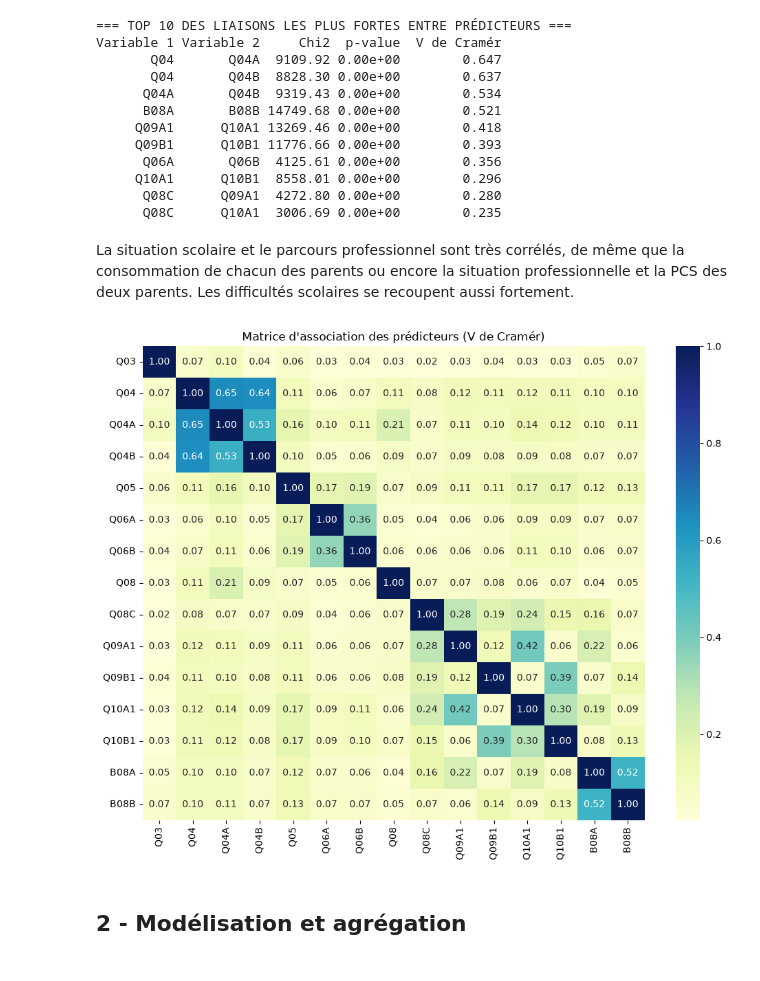
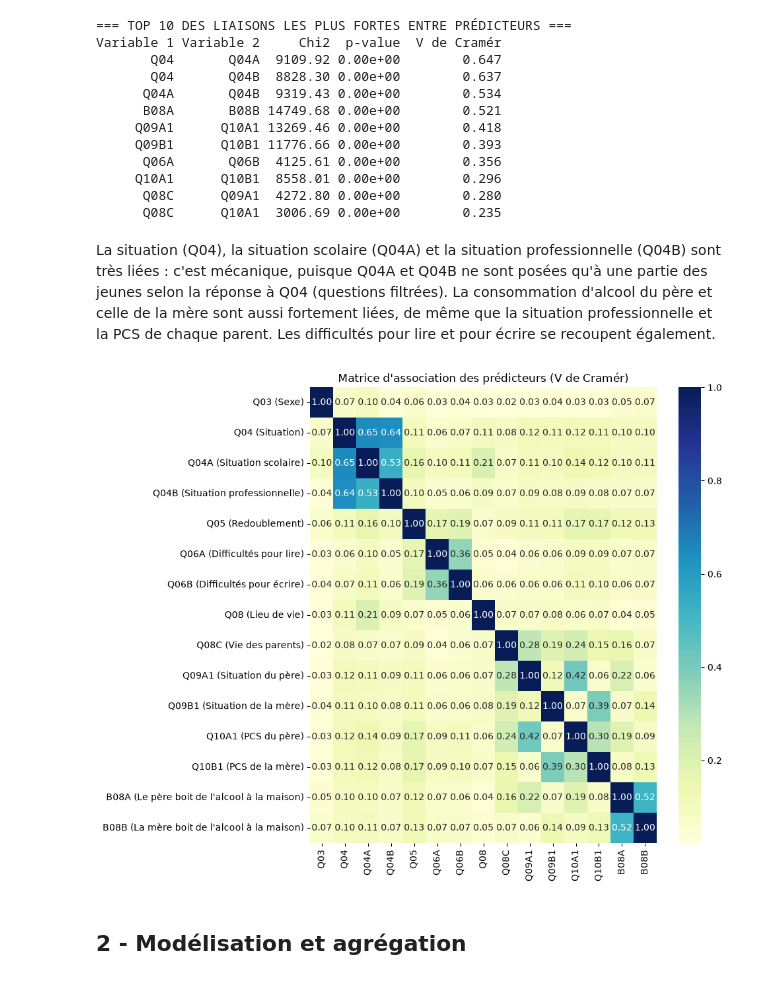
Before and after one commit to RaphaelCarrere/projet_apprentissage_supervise, a Jupyter notebook: projet.ipynb, the cells around one changed output. Saved outputs shown, nothing was run; the diff lists cells and outputs as text; code cells hidden in the pictures.

```diff
--- a/projet.ipynb
+++ b/projet.ipynb
@@ -245,0 +311,8 @@ Les valeurs manquantes sont codées par des espaces vides et non par des NA init
+# %%
+# Vérification du filtrage de Q04A et Q04B par Q04
+for var in ["Q04A", "Q04B"]:
+    print(f"=== {var} ({labels_dict[var]}) selon Q04 ({labels_dict['Q04']}) ===")
+    tab = pd.crosstab(escap["Q04"].fillna(-1), escap[var].fillna(-1))
+    tab.index = [libelle_modalite("Q04", m) if m != -1 else "Manquant" for m in tab.index]
+    tab.columns = [libelle_modalite(var, m) if m != -1 else "Manquant" for m in tab.columns]
+    print(tab.to_string(), "\n")
@@ -293,25 +380,14 @@ La base contient 10 874 observations exploitables avec une somme des poids de so
 # %% [markdown]
 ### Analyse de la variable d'âge au premier alcool (variable cible)
 # %%
-# Dictionnaire des libellés principaux pour la lisibilité
-labels_dict = {
-    "Q03": "Sexe",
-    "B08A": "Consommation Père Alcool",
-    "B08B": "Consommation Mère Alcool",
-    "Q04": "Situation Études",
-    "Q05": "Redoublement",
-    "Q10A1": "PCS Père",
-    "Q10B1": "PCS Mère",
-}
-
-variables_a_traiter = ["Q19A", "Q03", "B08A", "B08B", "Q04", "Q05", "Q10A1", "Q10B1"]
+variables_a_traiter = ["Q19A"] + cols_predicteurs
 lignes_tableau = []
 
 # Somme totale des poids pour le calcul des proportions pondérées
 somme_poids_totale = df_clean["pm17B"].sum()
 
 for var in variables_a_traiter:
-    nom_var = labels_dict.get(var, var)
+    nom_var = f"{var} - {labels_dict[var]}" if var in labels_dict else var
 
     # Regroupement par modalité
     for mod, group in df_clean.groupby(var, observed=False):
@@ -322,7 +398,7 @@ for var in variables_a_traiter:
         lignes_tableau.append(
             {
                 "Variable": nom_var,
-                "Modalité": str(mod),
+                "Modalité": libelle_modalite(var, mod) if var != "Q19A" else f"{mod:.0f} ans",
                 "Effectif brut (N)": n_brut,
                 "Proportion pondérée (%)": round(prop_pond, 2),
             }
@@ -604,9 +659,8 @@ plt.show()
 # %% [markdown]
 Graphique de l'âge au premier alcool selon le sexe
 # %%
-# Dictionnaire pour un affichage lisible de Q03
-sexe_map = {"1.0": "Homme", "2.0": "Femme", "1": "Homme", "2": "Femme"}
-df_clean["Sexe_label"] = df_clean["Q03"].astype(str).map(sexe_map).fillna(df_clean["Q03"])
+# Libellé du sexe pour la légende
+df_clean["Sexe_label"] = df_clean["Q03"].map(lambda m: libelle_modalite("Q03", m))
 
 plt.figure(figsize=(9, 5))
 sns.kdeplot(
@@ -681,27 +735,29 @@ Variable 1 Variable 2     Chi2  p-value  V de Cramér
       Q08C      Q09A1  4272.80 0.00e+00        0.280
       Q08C      Q10A1  3006.69 0.00e+00        0.235
 # %% [markdown]
-La situation scolaire et le parcours professionnel sont très corrélés, de même que la consommation de chacun des parents ou encore la situation professionnelle et la PCS des deux parents. Les difficultés scolaires se recoupent aussi fortement.
+La situation (Q04), la situation scolaire (Q04A) et la situation professionnelle (Q04B) sont très liées : c'est mécanique, puisque Q04A et Q04B ne sont posées qu'à une partie des jeunes selon la réponse à Q04 (questions filtrées). La consommation d'alcool du père et celle de la mère sont aussi fortement liées, de même que la situation professionnelle et la PCS de chaque parent. Les difficultés pour lire et pour écrire se recoupent également.
 # %%
 # Construction de la matrice carrée des V de Cramér
 matrix_v = pd.DataFrame(
     index=cols_predicteurs, columns=cols_predicteurs, dtype=float
 )
 
 for c1 in cols_predicteurs:
     for c2 in cols_predicteurs:
         if c1 == c2:
             matrix_v.loc[c1, c2] = 1.0
         else:
             matrix_v.loc[c1, c2] = cramers_v(df_clean[c1], df_clean[c2])
 
 plt.figure(figsize=(10, 8))
-sns.heatmap(matrix_v, annot=True, fmt=".2f", cmap="YlGnBu", cbar=True)
+etiquettes_v = [f"{v} ({labels_dict[v]})" for v in cols_predicteurs]
+sns.heatmap(matrix_v, annot=True, fmt=".2f", cmap="YlGnBu", cbar=True,
+            xticklabels=cols_predicteurs, yticklabels=etiquettes_v)
 plt.title("Matrice d'association des prédicteurs (V de Cramér)")
 plt.tight_layout()
 plt.show()
 # %% [output]
-[figure, old version]
+[figure, new version]
 # %% [markdown]
 ## 2 - Modélisation et agrégation
 # %% [markdown]
```
Also changed, not shown: parts of 51 cells of this notebook.
